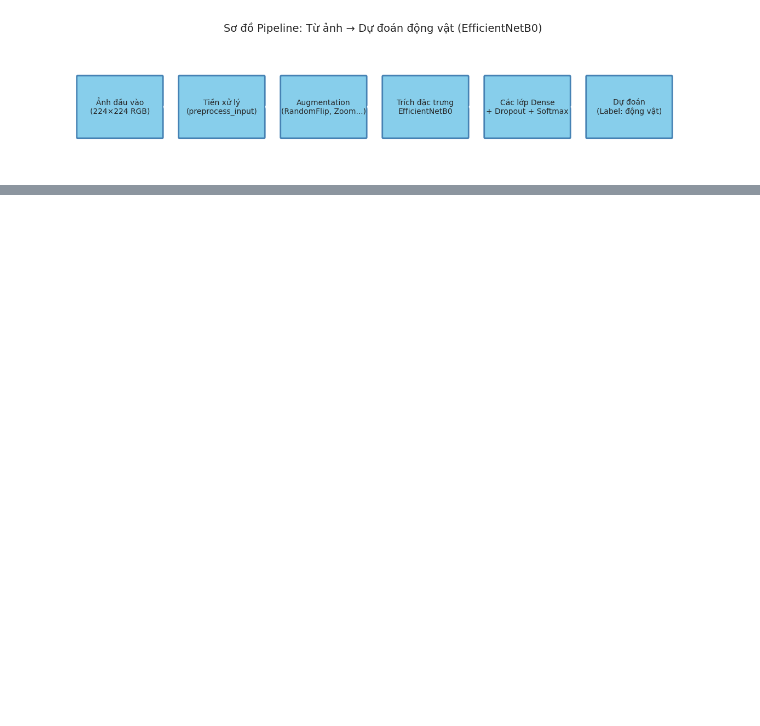
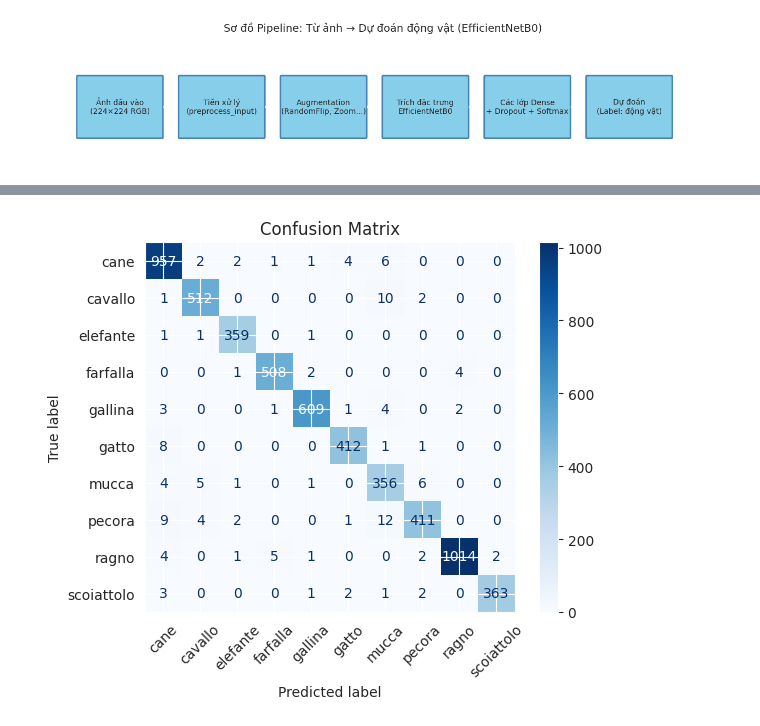
Before and after one commit to Huy1801214/ML-Project, a Jupyter notebook: New folder/đồ_án_ML_.ipynb, the cells around one changed output, grey strips where cells are left out. Saved outputs shown, nothing was run; the diff lists cells and outputs as text; code cells hidden in the pictures; blank space fills up the shorter version.

```diff
--- a/New folder/đồ_án_ML_.ipynb
+++ b/New folder/đồ_án_ML_.ipynb
@@ -437,3 +438,19 @@ def draw_pipeline_diagram_v2():
 draw_pipeline_diagram_v2()
 # %% [output]
 [figure]
+# %%
+y_true = []
+y_pred = []
+y_proba = []
+
+for images, labels in test_ds:
+    preds = model.predict(images)
+    y_proba.extend(preds)
+    y_pred.extend(np.argmax(preds, axis=1))
+    y_true.extend(np.argmax(labels.numpy(), axis=1))
+
+y_true = np.array(y_true)
+y_pred = np.array(y_pred)
+y_proba = np.array(y_proba)
+
+print(classification_report(y_true, y_pred, target_names=CLASS_NAMES))
@@ -439,0 +475,8 @@ draw_pipeline_diagram_v2()
+# %%
+cm = confusion_matrix(y_true, y_pred)
+disp = ConfusionMatrixDisplay(confusion_matrix=cm, display_labels=CLASS_NAMES)
+disp.plot(cmap='Blues', xticks_rotation=45)
+plt.title("Confusion Matrix")
+plt.show()
+# %% [output]
+[figure, added]
```
Also changed, not shown: parts of 6 cells of this notebook.
